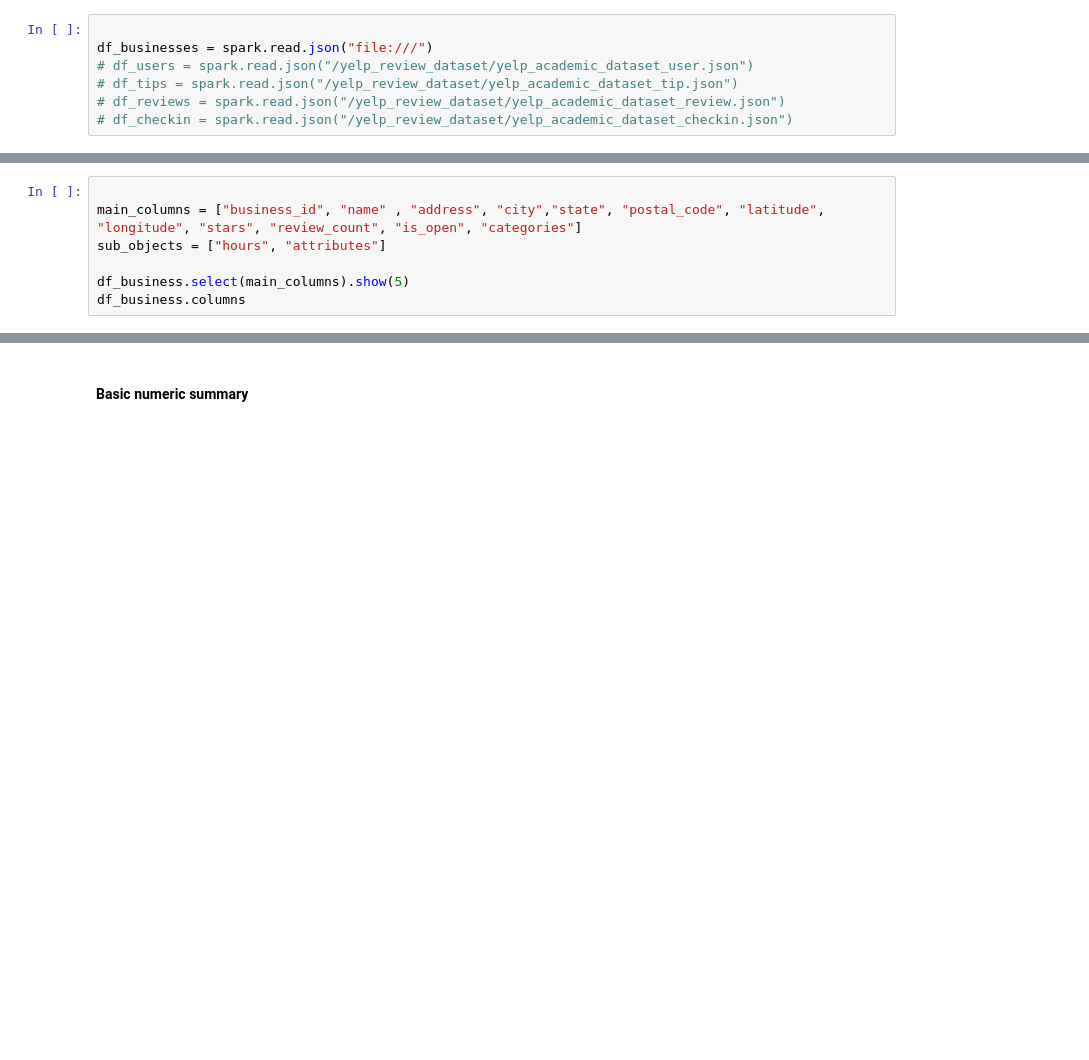
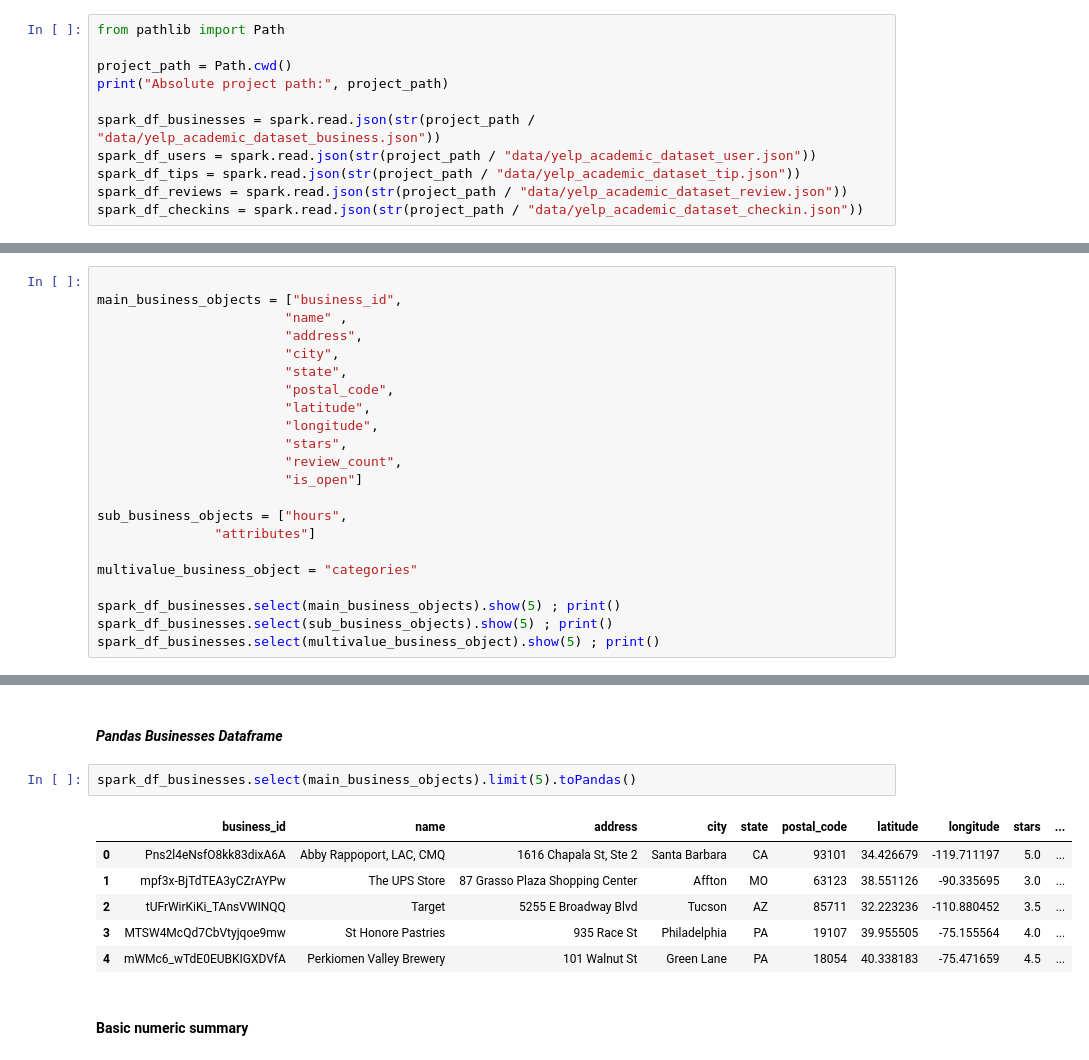
Before and after one commit to lovecrushfamily/Yelp_Reviews_Analysis, a Jupyter notebook: Untitled.ipynb, the cells around one changed output, grey strips where cells are left out. Cells and saved outputs as stored; diff of their text form; blank space fills up the shorter version.

Commit message:
Switching the Spark and have intuition on turning the big tabular json object into some small table for good

```diff
--- a/Untitled.ipynb
+++ b/Untitled.ipynb
@@ -88,8 +148,12 @@ from pyspark.sql import types as T
 # %%
+from pathlib import Path
 
-df_businesses = spark.read.json("file:///")
-# df_users = spark.read.json("/yelp_review_dataset/yelp_academic_dataset_user.json")
-# df_tips = spark.read.json("/yelp_review_dataset/yelp_academic_dataset_tip.json")
-# df_reviews = spark.read.json("/yelp_review_dataset/yelp_academic_dataset_review.json")
-# df_checkin = spark.read.json("/yelp_review_dataset/yelp_academic_dataset_checkin.json")
+project_path = Path.cwd()
+print("Absolute project path:", project_path)
+
+spark_df_businesses = spark.read.json(str(project_path / "data/yelp_academic_dataset_business.json"))
+spark_df_users = spark.read.json(str(project_path / "data/yelp_academic_dataset_user.json"))
+spark_df_tips = spark.read.json(str(project_path / "data/yelp_academic_dataset_tip.json"))
+spark_df_reviews = spark.read.json(str(project_path / "data/yelp_academic_dataset_review.json"))
+spark_df_checkins = spark.read.json(str(project_path / "data/yelp_academic_dataset_checkin.json"))
 # %% [output]
@@ -131,8 +230,23 @@ Every other file connects to it via business_id.
 # %%
 
-main_columns = ["business_id", "name" , "address", "city","state", "postal_code", "latitude", "longitude", "stars", "review_count", "is_open", "categories"]
-sub_objects = ["hours", "attributes"]
+main_business_objects = ["business_id",
+						"name" ,
+						"address",
+						"city",
+						"state",
+						"postal_code",
+						"latitude",
+						"longitude",
+						"stars",
+						"review_count",
+						"is_open"]
 
-df_business.select(main_columns).show(5)
-df_business.columns
+sub_business_objects = ["hours",
+			   "attributes"]
+
+multivalue_business_object = "categories"
+
+spark_df_businesses.select(main_business_objects).show(5) ; print()
+spark_df_businesses.select(sub_business_objects).show(5) ; print()
+spark_df_businesses.select(multivalue_business_object).show(5) ; print()
 # %% [output]
@@ -201,3 +270,14 @@ root
+# %% [markdown]
+#### *Pandas Businesses Dataframe*
+# %%
+spark_df_businesses.select(main_business_objects).limit(5).toPandas()
+# %% [output]
+|  | business_id | name | address | city | state | postal_code | latitude | longitude | stars | ... |
+| 0 | Pns2l4eNsfO8kk83dixA6A | Abby Rappoport, LAC, CMQ | 1616 Chapala St, Ste 2 | Santa Barbara | CA | 93101 | 34.426679 | -119.711197 | 5.0 | ... |
+| 1 | mpf3x-BjTdTEA3yCZrAYPw | The UPS Store | 87 Grasso Plaza Shopping Center | Affton | MO | 63123 | 38.551126 | -90.335695 | 3.0 | ... |
+| 2 | tUFrWirKiKi_TAnsVWINQQ | Target | 5255 E Broadway Blvd | Tucson | AZ | 85711 | 32.223236 | -110.880452 | 3.5 | ... |
+| 3 | MTSW4McQd7CbVtyjqoe9mw | St Honore Pastries | 935 Race St | Philadelphia | PA | 19107 | 39.955505 | -75.155564 | 4.0 | ... |
+| 4 | mWMc6_wTdE0EUBKIGXDVfA | Perkiomen Valley Brewery | 101 Walnut St | Green Lane | PA | 18054 | 40.338183 | -75.471659 | 4.5 | ... |
 # %% [markdown]
 #### Basic numeric summary
 # %%
```
Also changed, not shown: parts of 47 cells of this notebook, 1 other file.
